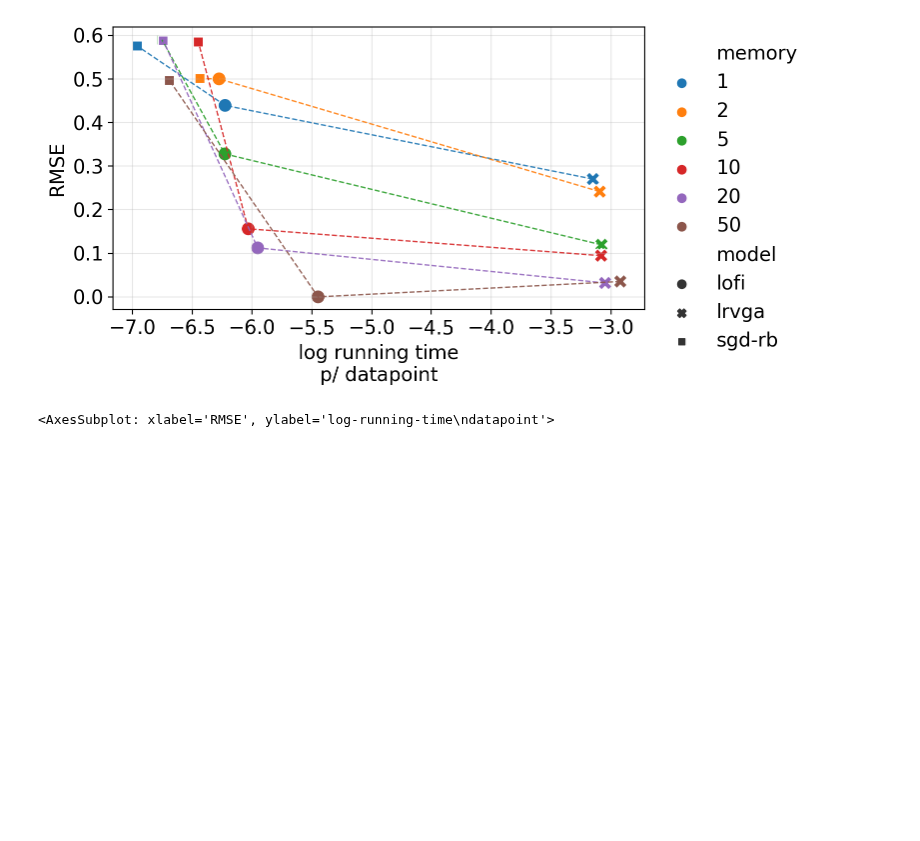
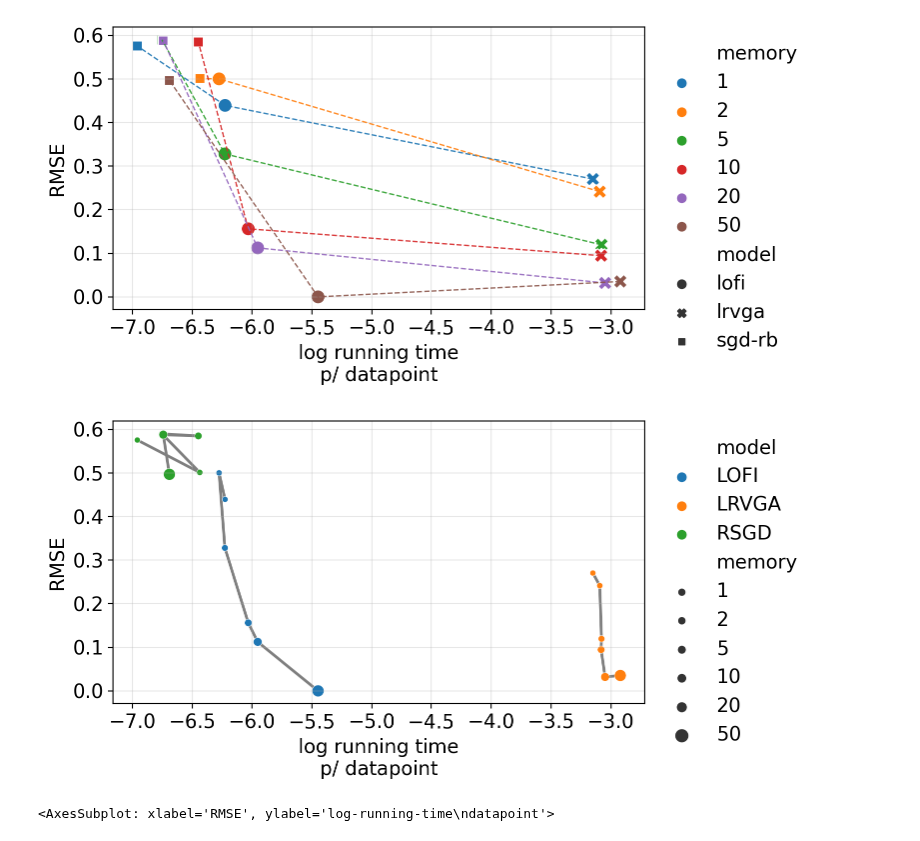
Before and after one commit to probml/rebayes, a Jupyter notebook: demos/showdown/time-analysis.ipynb, the cells around one changed output. Cells and saved outputs as stored; diff of their text form; code cells hidden in the pictures; blank space fills up the shorter version.

Commit message:
feat: time-analaysis
Add new plot joining methods

```diff
--- a/demos/showdown/time-analysis.ipynb
+++ b/demos/showdown/time-analysis.ipynb
@@ -209,6 +199,50 @@ plt.tight_layout()
 plt.savefig("../figures/metric-vs-running-time-median-transpose.pdf")
 # %% [output]
 [figure]
+# %%
+mapping_name = {
+    "lofi": "LOFI",
+    "lrvga": "LRVGA",
+    "sgd-rb": "RSGD",
+}
+# %%
+fig, ax = plt.subplots(figsize=(8, 4))
+sns.scatterplot(
+    x="log_running_time_dp",
+    y="std_test",
+    hue="model",
+    size="memory",
+    data=summary.rename(mapping_name),
+    ax=ax,
+    s=100,
+    palette="tab10"
+)
+
+colors = jnp.arange(3)
+colors = {
+    "lofi": "tab:blue",
+    "lrvga": "tab:orange",
+    "sgd-rb": "tab:green"
+}
+
+sizes_mem =[1, 2, 5, 10, 20, 50]
+for i_init, i_end in zip(sizes_mem[:-1], sizes_mem[1:]):
+    for method in methods_eval:
+        x0, y0 = summary.loc[(method, i_init), ("std_test", "log_running_time_dp")]
+        x1, y1 = summary.loc[(method, i_end), ("std_test", "log_running_time_dp")]
+        plt.plot([y0, y1], [x0, x1], zorder=0, c="tab:gray")
+
+
+
+plt.xlabel("log running time\np/ datapoint")
+plt.ylabel("RMSE")
+ax.legend(bbox_to_anchor=(1.0, 1.0), frameon=False)
+ax.grid(alpha=0.3)
+
+plt.tight_layout()
+plt.savefig("../figures/metric-vs-running-time-median-by-model.pdf")
+# %% [output]
+[figure, added]
 # %%
 fig, ax = plt.subplots(figsize=(8, 4))
 sns.scatterplot(
```
Also changed, not shown: parts of 1 cell of this notebook.
